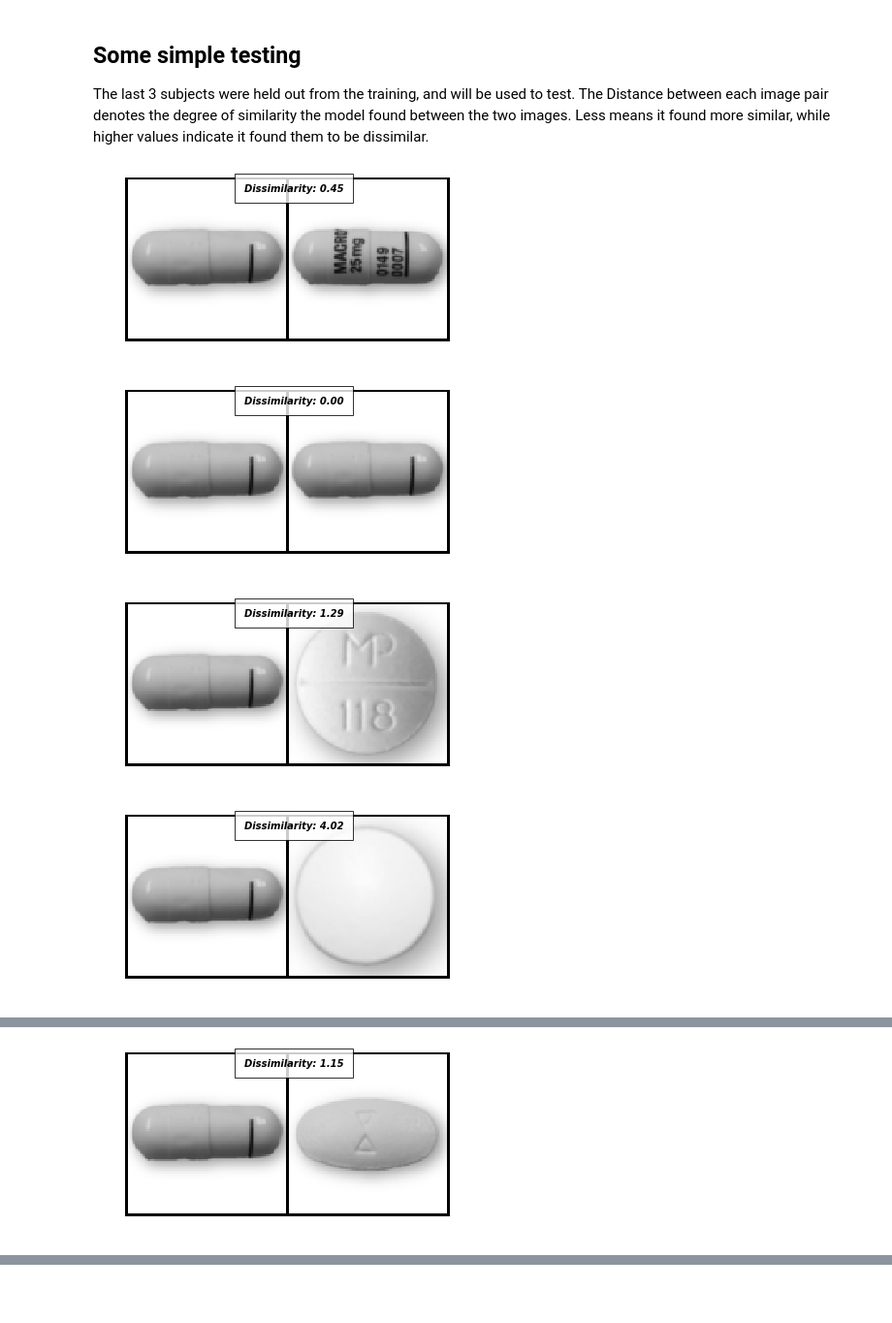
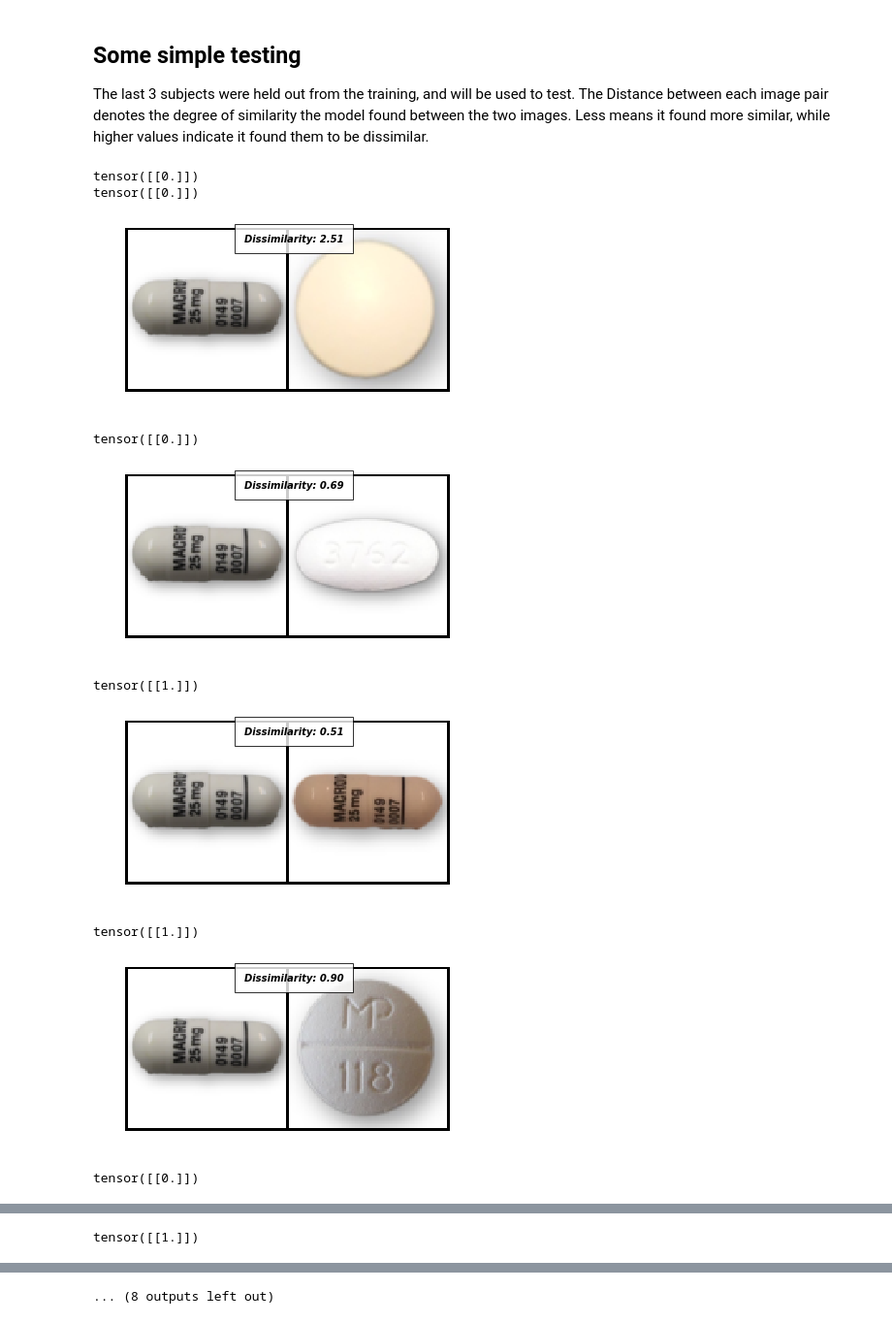
Before and after one commit to mepotts/Pill-Siamese-Network, a Jupyter notebook: Siamese-networks-medium.ipynb, the cells around one changed output, grey strips where cells are left out. Shown: that part at 97% size. Saved outputs shown, nothing was run; the diff lists cells and outputs as text; code cells hidden in the pictures; blank space fills up the shorter version.

Commit message:
3 channel conv net

```diff
--- a/Siamese-networks-medium.ipynb
+++ b/Siamese-networks-medium.ipynb
@@ -78,8 +78,8 @@ class SiameseNetworkDataset(Dataset):
 
         img0 = Image.open(img0_tuple[0])
         img1 = Image.open(img1_tuple[0])
-        img0 = img0.convert("L")
-        img1 = img1.convert("L")
+        #img0 = img0.convert("L")
+        #img1 = img1.convert("L")
 
         if self.should_invert:
             img0 = PIL.ImageOps.invert(img0)
@@ -138,32 +144,32 @@ class SiameseNetwork(nn.Module):
         super(SiameseNetwork, self).__init__()
         self.cnn1 = nn.Sequential(
             nn.ReflectionPad2d(1),
-            nn.Conv2d(1, 4, kernel_size=3),
+            nn.Conv2d(3, 12, kernel_size=3),
             nn.ReLU(inplace=True),
-            nn.BatchNorm2d(4),
+            nn.BatchNorm2d(12),
 
             nn.ReflectionPad2d(1),
-            nn.Conv2d(4, 8, kernel_size=3),
+            nn.Conv2d(12, 12, kernel_size=3),
             nn.ReLU(inplace=True),
-            nn.BatchNorm2d(8),
+            nn.BatchNorm2d(12),
 
 
             nn.ReflectionPad2d(1),
-            nn.Conv2d(8, 8, kernel_size=3),
+            nn.Conv2d(12, 24, kernel_size=3),
             nn.ReLU(inplace=True),
-            nn.BatchNorm2d(8),
+            nn.BatchNorm2d(24),
 
 
         )
 
         self.fc1 = nn.Sequential(
-            nn.Linear(8*100*100, 500),
+            nn.Linear(24*100*100, 20),
             nn.ReLU(inplace=True),
 
-            nn.Linear(500, 500),
+            nn.Linear(20, 20),
             nn.ReLU(inplace=True),
 
-            nn.Linear(500, 5))
+            nn.Linear(20, 5))
 
     def forward_once(self, x):
         output = self.cnn1(x)
@@ -251,24 +257,32 @@ The last 3 subjects were held out from the training, and will be used to test. T
 # %%
 folder_dataset_test = dset.ImageFolder(root=Config.testing_dir)
 siamese_dataset = SiameseNetworkDataset(imageFolderDataset=folder_dataset_test,
                                         transform=transforms.Compose([transforms.Resize((100,100)),
                                                                       transforms.ToTensor()
                                                                       ])
                                        ,should_invert=False)
 
 test_dataloader = DataLoader(siamese_dataset,num_workers=6,batch_size=1,shuffle=True)
 dataiter = iter(test_dataloader)
-x0,_,_ = next(dataiter)
+x0,_,label1 = next(dataiter)
+print(label1)
 
 for i in range(10):
     _,x1,label2 = next(dataiter)
     concatenated = torch.cat((x0,x1),0)
+    print(label2)
 
     output1,output2 = net(Variable(x0),Variable(x1))
     euclidean_distance = F.pairwise_distance(output1, output2)
     imshow(torchvision.utils.make_grid(concatenated),'Dissimilarity: {:.2f}'.format(euclidean_distance.item()))
 # %% [output]
+tensor([[0.]])
+tensor([[0.]])
-[figure, old version]
+[figure, new version]
+tensor([[0.]])
-[figure, old version]
+[figure, new version]
+tensor([[1.]])
-[figure, old version]
+[figure, new version]
+tensor([[1.]])
-[figure, old version]
+[figure, new version]
+tensor([[0.]])
@@ -275,0 +290 @@ for i in range(10):
+tensor([[1.]])
@@ -277 +291,0 @@ for i in range(10):
-[figure, removed]
@@ -280,0 +292 @@ for i in range(10):
+... (8 outputs left out)
```
Also changed, not shown: parts of 18 cells of this notebook, 4 other files.
